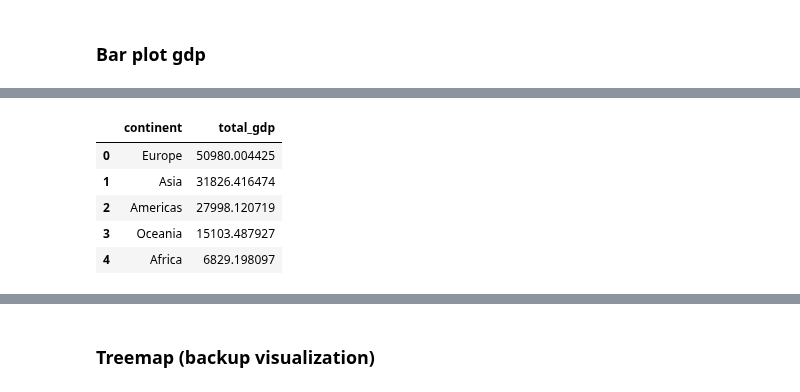
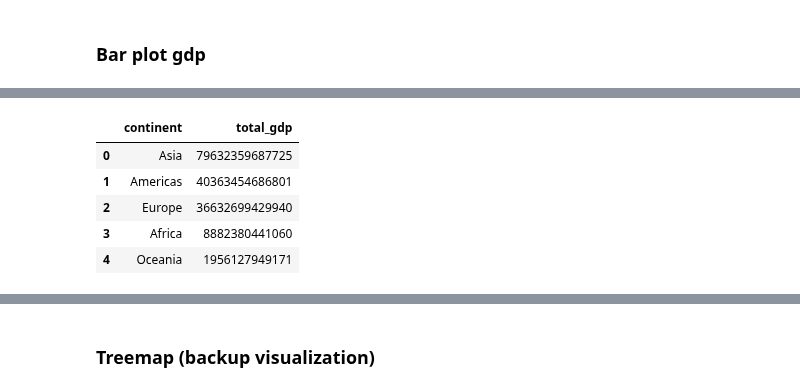
Before and after one commit to william-toscani/Data_Visualization_Project, a Jupyter notebook: Data_Viz_Project.ipynb, the cells around one changed output, grey strips where cells are left out. Cells and saved outputs as stored; diff of their text form; code cells hidden in the pictures.

```diff
--- a/Data_Viz_Project.ipynb
+++ b/Data_Viz_Project.ipynb
@@ -27,8 +27,8 @@ world_clean = sql(""" SELECT name as country, alpha_3 as code, region as contine
 
 #####################################################################
 
-gdp_raw = pd.read_csv("https://ourworldindata.org/grapher/gdp-per-capita-worldbank.csv?v=1&csvType=full&useColumnShortNames=true", storage_options = {'User-Agent': 'Our World In Data data fetch/1.0'})
-#metadata = requests.get("https://ourworldindata.org/grapher/gdp-per-capita-worldbank.metadata.json?v=1&csvType=full&useColumnShortNames=true").json()
+gdp_raw = pd.read_csv("https://ourworldindata.org/grapher/gdp-worldbank.csv?v=1&csvType=full&useColumnShortNames=true", storage_options = {'User-Agent': 'Our World In Data data fetch/1.0'})
+#metadata = requests.get("https://ourworldindata.org/grapher/gdp-worldbank.metadata.json?v=1&csvType=full&useColumnShortNames=true").json()
 
 display(gdp_raw.head())
 
@@ -623,6 +681,6 @@ fig.show()
 # %%
 gdp_rank = sql("""
-SELECT wc.continent, AVG(gdp_raw.ny_gdp_pcap_pp_kd) as total_gdp FROM gdp_raw
+SELECT wc.continent, SUM(gdp_raw.ny_gdp_mktp_pp_kd) as total_gdp FROM gdp_raw
 INNER JOIN world_clean as wc ON gdp_raw.Code = wc.code
 WHERE year = 2024 AND wc.continent IS NOT NULL
 GROUP BY wc.continent
@@ -640,43 +698,43 @@ color_map = {
 }
 
 # Pre-format the text directly in the DataFrame for bar labels
-gdp_rank['formatted_text'] = '<b>' + (gdp_rank['total_gdp']/1e3).round(1).astype(str) + 'M </b>'
+gdp_rank['formatted_text'] = '<b>' + (gdp_rank['total_gdp']/1e12).round(1).astype(str) + 'kB$</b>'
 
 fig = px.bar(gdp_rank.sort_values(by='total_gdp', ascending=True), # Sort for better visualization
              x='total_gdp',
              y='continent',
              orientation='h',
-             title='<b>Average Gdp per capita ($) by Continent (2024)</b>',
+             title='<b>Total Gdp by Continent (2024)</b>',
              text='formatted_text', # Use pre-formatted text column
              color='continent', # Differentiate bars by continent
              color_discrete_map=color_map
             )
 
 # Set text font and template for all traces
 fig.update_traces(texttemplate='%{text}', textposition='inside', textfont=dict(size=24, family='Lekton', weight='bold')) # Use pre-formatted text, set font styles
 
 fig.update_layout(
     yaxis=dict(showticklabels=True, showline=False, ticks='', tickfont=dict(size=20, weight='bold'), categoryorder='total ascending'), # Hide y-axis line/ticks, make labels bold
     xaxis=dict(showticklabels=False, showline=False, ticks=''), # Hide x-axis labels, line and ticks
     width=800,
     height=800,
     title_x=0.5,
     title_font_size=32, # Larger title
     font=dict(family='Lekton'), # Set font family to Lekton
     xaxis_title_text='', # Remove x-axis title
     yaxis_title_text='', # Remove y-axis title
     showlegend=False, # Remove legend
     template='plotly_white' # Set white background
 )
 
 fig.show()
 # %% [output]
 |  | continent | total_gdp |
-| 0 | Europe | 50980.004425 |
-| 1 | Asia | 31826.416474 |
-| 2 | Americas | 27998.120719 |
-| 3 | Oceania | 15103.487927 |
-| 4 | Africa | 6829.198097 |
+| 0 | Asia | 79632359687725 |
+| 1 | Americas | 40363454686801 |
+| 2 | Europe | 36632699429940 |
+| 3 | Africa | 8882380441060 |
+| 4 | Oceania | 1956127949171 |
 [interactive output not drawn]
 # %% [markdown]
 ### Treemap (backup visualization)
```
Also changed, not shown: parts of 2 cells of this notebook.
